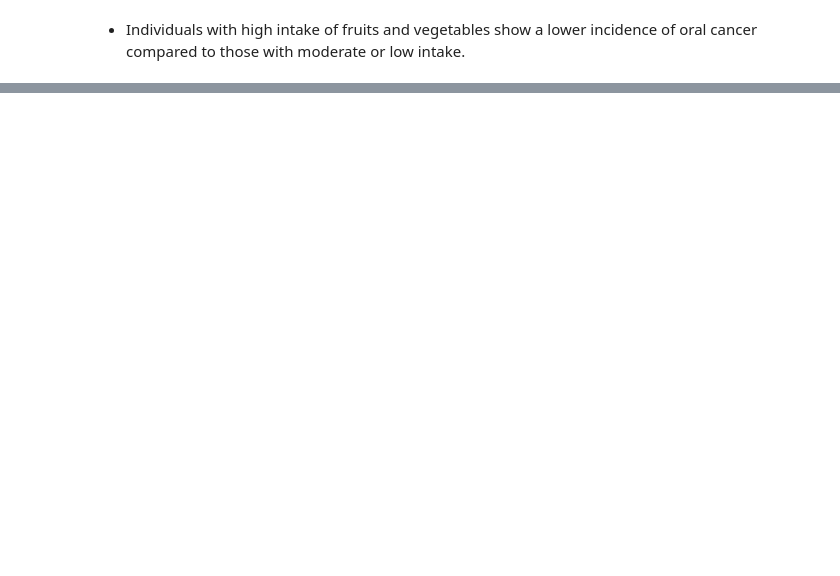
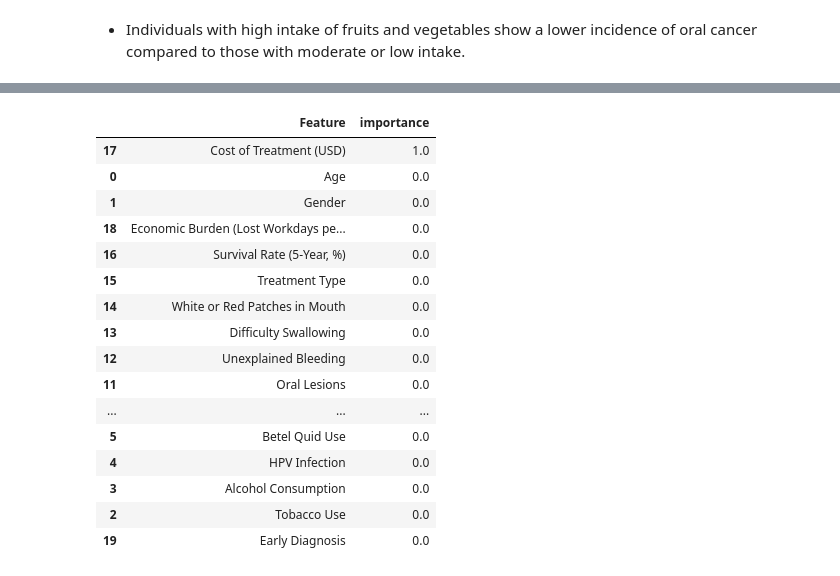
Before and after one commit to niranjanq/Oral_cancer_detection, a Jupyter notebook: Oral_cancer_Prediction_updated.ipynb, the cells around one changed output, grey strips where cells are left out. Cells and saved outputs as stored; diff of their text form; code cells hidden in the pictures; blank space fills up the shorter version.

```diff
--- a/Oral_cancer_Prediction_updated.ipynb
+++ b/Oral_cancer_Prediction_updated.ipynb
@@ -400,0 +579,20 @@ plt.show()
+# %%
+imp_df
+# %% [output]
+|  | Feature | importance |
+| 17 | Cost of Treatment (USD) | 1.0 |
+| 0 | Age | 0.0 |
+| 1 | Gender | 0.0 |
+| 18 | Economic Burden (Lost Workdays pe... | 0.0 |
+| 16 | Survival Rate (5-Year, %) | 0.0 |
+| 15 | Treatment Type | 0.0 |
+| 14 | White or Red Patches in Mouth | 0.0 |
+| 13 | Difficulty Swallowing | 0.0 |
+| 12 | Unexplained Bleeding | 0.0 |
+| 11 | Oral Lesions | 0.0 |
+| ... | ... | ... |
+| 5 | Betel Quid Use | 0.0 |
+| 4 | HPV Infection | 0.0 |
+| 3 | Alcohol Consumption | 0.0 |
+| 2 | Tobacco Use | 0.0 |
+| 19 | Early Diagnosis | 0.0 |
```
Also changed, not shown: parts of 52 cells of this notebook.
